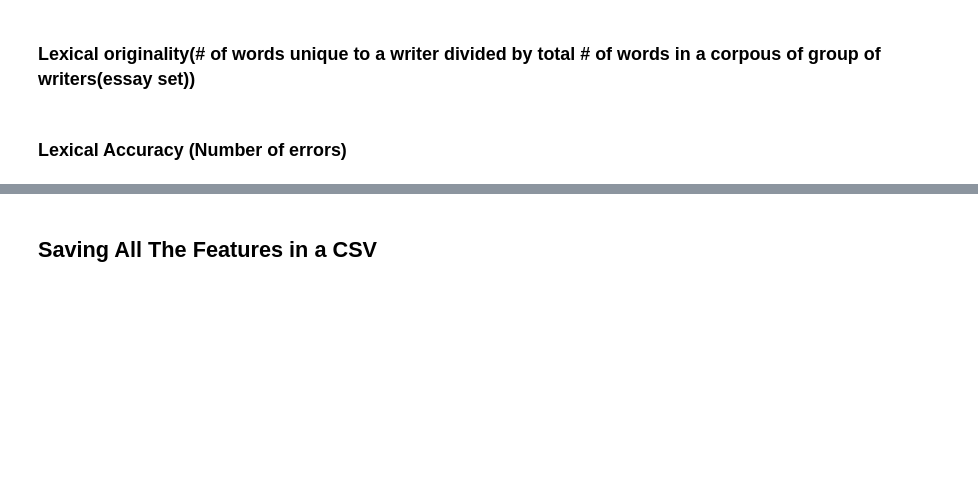
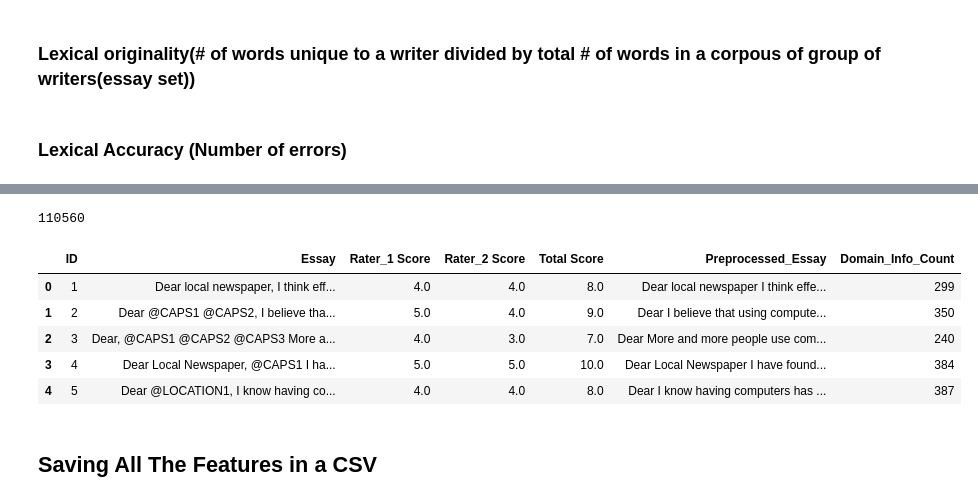
Before and after one commit to mustafabawany/IntelliTech, a Jupyter notebook: Feature_Engineering.ipynb, the cells around one changed output, grey strips where cells are left out. Drawn from its saved outputs; the diff is of its cells as text; code cells hidden in the pictures; blank space fills up the shorter version.

```diff
--- a/Feature_Engineering.ipynb
+++ b/Feature_Engineering.ipynb
@@ -1158,3 +1237,35 @@ Data_Essay_01["Lexical_Accuracy"] = Data_Essay_01.apply(lambda row :Lexical_Accu
+# %%
+Nouns_List.extend(synonyms)
+# %%
+len(Nouns_List)
+# %% [output]
+110560
+# %%
+def Finding_Top_Words(Essay):
+  count = 0;
+  words = nltk.word_tokenize(Essay)
+  for word in words:
+    if word.lower() in str(Nouns_List):
+      count += 1
+    else:
+      continue
+
+  return count
+# %%
+# Finding_Top_Words(Data_Essay_01["Essay"][0])
+Data_Essay_01['Preprocessed_Essay'] = Data_Essay_01['Essay'].apply(Remove_NER)
+Data_Essay_01['Preprocessed_Essay'] = Data_Essay_01['Preprocessed_Essay'].apply(Remove_Punctuations)
+# %%
+Data_Essay_01['Domain_Info_Count'] = Data_Essay_01['Preprocessed_Essay'].apply(Finding_Top_Words)
+# %%
+Data_Essay_01.head()
+# %% [output]
+|  | ID | Essay | Rater_1 Score | Rater_2 Score | Total Score | Preprocessed_Essay | Domain_Info_Count |
+| 0 | 1 | Dear local newspaper, I think eff... | 4.0 | 4.0 | 8.0 | Dear local newspaper I think effe... | 299 |
+| 1 | 2 | Dear @CAPS1 @CAPS2, I believe tha... | 5.0 | 4.0 | 9.0 | Dear I believe that using compute... | 350 |
+| 2 | 3 | Dear, @CAPS1 @CAPS2 @CAPS3 More a... | 4.0 | 3.0 | 7.0 | Dear More and more people use com... | 240 |
+| 3 | 4 | Dear Local Newspaper, @CAPS1 I ha... | 5.0 | 5.0 | 10.0 | Dear Local Newspaper I have found... | 384 |
+| 4 | 5 | Dear @LOCATION1, I know having co... | 4.0 | 4.0 | 8.0 | Dear I know having computers has ... | 387 |
 # %% [markdown]
 ## **Saving All The Features in a CSV**
 # %%
```
Also changed, not shown: parts of 20 cells of this notebook, 1 other file.
